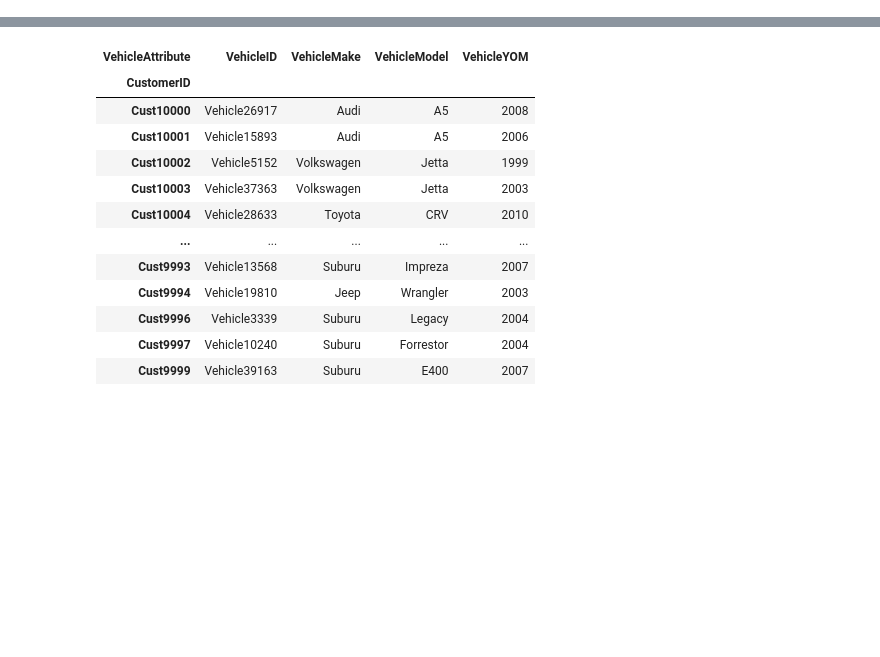
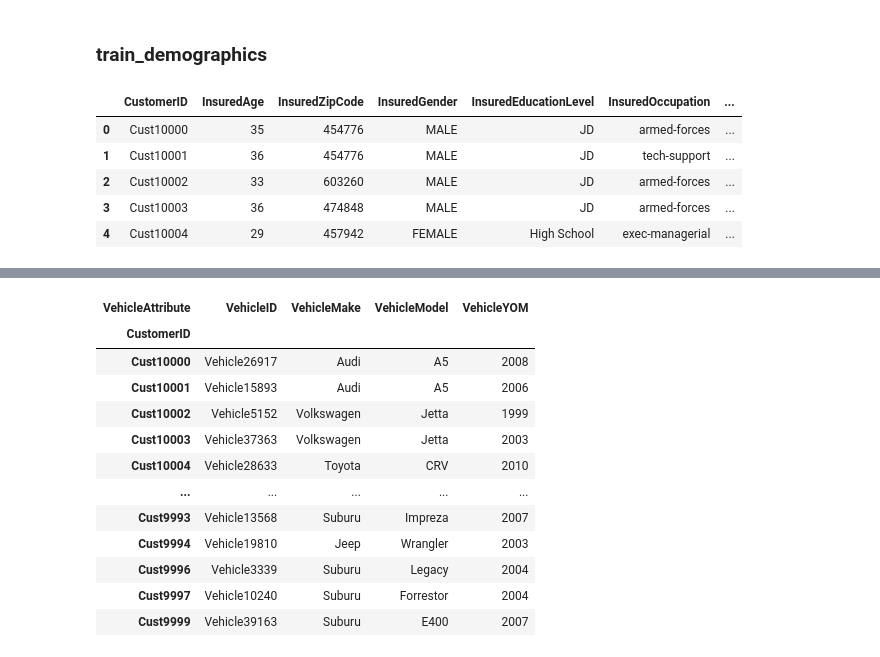
Before and after one commit to junweiteo/bt4012_insurance_fraud, a Jupyter notebook: Merging datasets.ipynb, the cells around one changed output, grey strips where cells are left out. Saved outputs shown, nothing was run; the diff lists cells and outputs as text; code cells hidden in the pictures; blank space fills up the shorter version.

```diff
--- a/Merging datasets.ipynb
+++ b/Merging datasets.ipynb
@@ -8,0 +26,11 @@ train_data = pd.read_csv('data/TrainData/Traindata_with_Target.csv')
+# %% [markdown]
+### train_demographics
+# %%
+train_demographics.head()
+# %% [output]
+|  | CustomerID | InsuredAge | InsuredZipCode | InsuredGender | InsuredEducationLevel | InsuredOccupation | ... |
+| 0 | Cust10000 | 35 | 454776 | MALE | JD | armed-forces | ... |
+| 1 | Cust10001 | 36 | 454776 | MALE | JD | tech-support | ... |
+| 2 | Cust10002 | 33 | 603260 | MALE | JD | armed-forces | ... |
+| 3 | Cust10003 | 36 | 474848 | MALE | JD | armed-forces | ... |
+| 4 | Cust10004 | 29 | 457942 | FEMALE | High School | exec-managerial | ... |
```
Also changed, not shown: parts of 11 cells of this notebook, 8 other files.
